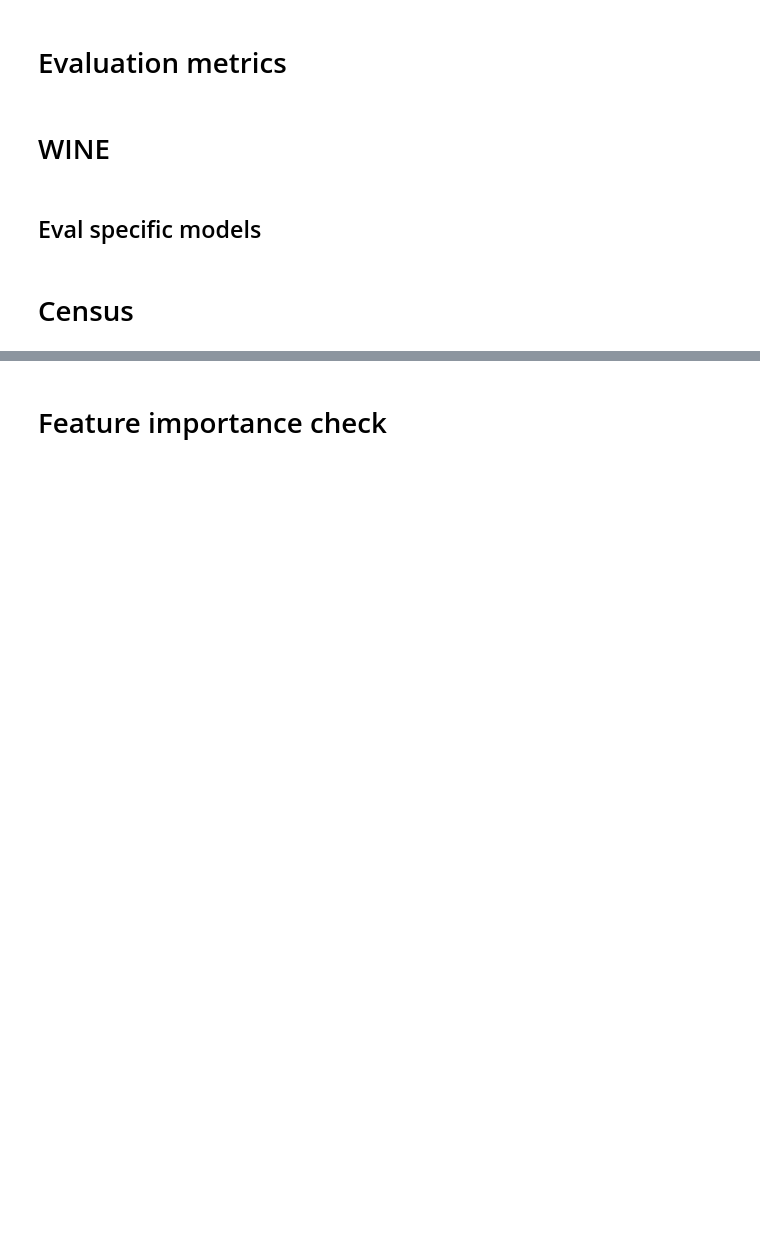
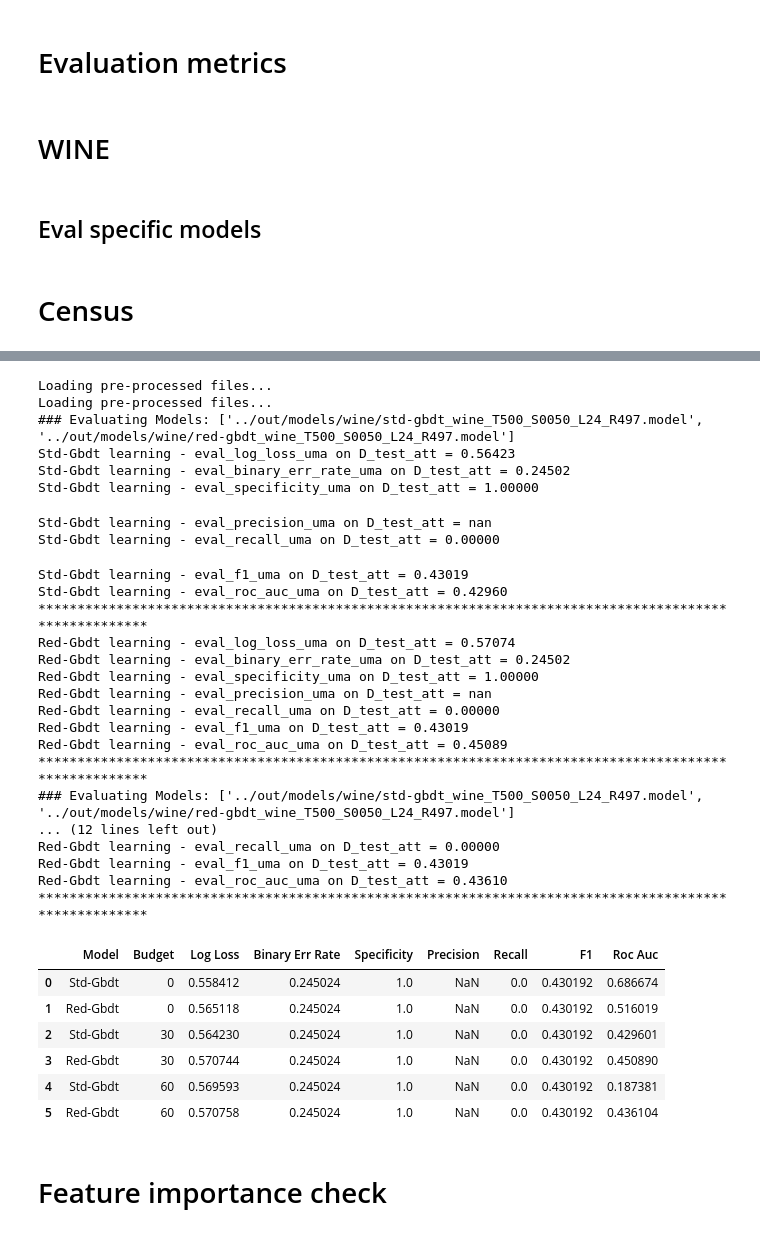
Before and after one commit to gtolomei/treant, a Jupyter notebook: src/Evaluation.ipynb, the cells around one changed output, grey strips where cells are left out. Saved outputs shown, nothing was run; the diff lists cells and outputs as text; code cells hidden in the pictures; blank space fills up the shorter version.

```diff
--- a/src/Evaluation.ipynb
+++ b/src/Evaluation.ipynb
@@ -771,7 +794,32 @@ overall_df
+# %%
+DATASET_NAME="wine"
+TRAINING_BUDGETS= [30, 60]
+
+DATASET_DIR="../data/{}".format(DATASET_NAME)
+ATK_DIR=DATASET_DIR + "/attacks"
+MODELS_DIR="../out/models/{}".format(DATASET_NAME)
+OUTPUT_FILENAME="../out/results/{}".format(DATASET_NAME)
+
+TRAINING_FILENAME=DATASET_DIR + "/" + "train.csv.bz2"
+TRAINING_FILENAME_ATT=ATK_DIR + "/" + "train_B{}.atks.bz2"
+
+VALIDATION_FILENAME=DATASET_DIR + "/" + "valid.csv.bz2"
+VALIDATION_FILENAME_ATT=ATK_DIR + "/" + "valid_B{}.atks.bz2"
+
+TEST_FILENAME=DATASET_DIR + "/" + "test.csv.bz2"
+TEST_FILENAME_ATT=ATK_DIR + "/" + "test_B{}.atks.bz2"
+# %%
+# Final Models
+adv_models = ["../out/models/wine/adv-boosting_wine_B30_T500_S0050_L24_R167.model",
+              "../out/models/wine/adv-boosting_wine_B60_T500_S0050_L24_R203.model"]
+
+gdbt_models = ["../out/models/wine/std-gbdt_wine_T500_S0050_L24_R497.model",
+               "../out/models/wine/red-gbdt_wine_T500_S0050_L24_R497.model"]
+
+test_models = gdbt_models
 # %%
 # Without attacks
 TRAIN, VALID, TEST, _ = load_atk_train_valid_test(TRAINING_FILENAME, VALIDATION_FILENAME, TEST_FILENAME)
 
-eval_std_df = eval_all_models(MODELS_DIR, TEST,
-            ['../out/models/census/robust_census_B30_T50_D8_I20_10.tmp'])
+eval_std_df = eval_all_models(MODELS_DIR, TEST, test_models)
 eval_std_df
@@ -778,3 +848,50 @@ eval_std_df
+# %%
+# With attacks
+att_datasets = load_attacked_datasets(TRAINING_BUDGETS)
+
+eval_att_df = eval_all_models_under_attack(MODELS_DIR, att_datasets, TRAINING_BUDGETS,
+                                           test_models)
+
+overall_df = pd.concat([eval_std_df, eval_att_df],
+                       axis=0,
+                       sort=False)
+overall_df.reset_index(inplace=True, drop=True)
+overall_df.to_csv(OUTPUT_FILENAME + ".csv", sep=",", index=False)
+
+overall_df
+# %% [output]
+Loading pre-processed files...
+Loading pre-processed files...
+### Evaluating Models: ['../out/models/wine/std-gbdt_wine_T500_S0050_L24_R497.model', '../out/models/wine/red-gbdt_wine_T500_S0050_L24_R497.model']
+Std-Gbdt learning - eval_log_loss_uma on D_test_att = 0.56423
+Std-Gbdt learning - eval_binary_err_rate_uma on D_test_att = 0.24502
+Std-Gbdt learning - eval_specificity_uma on D_test_att = 1.00000
+Std-Gbdt learning - eval_precision_uma on D_test_att = nan
+Std-Gbdt learning - eval_recall_uma on D_test_att = 0.00000
+Std-Gbdt learning - eval_f1_uma on D_test_att = 0.43019
+Std-Gbdt learning - eval_roc_auc_uma on D_test_att = 0.42960
+******************************************************************************************************
+Red-Gbdt learning - eval_log_loss_uma on D_test_att = 0.57074
+Red-Gbdt learning - eval_binary_err_rate_uma on D_test_att = 0.24502
+Red-Gbdt learning - eval_specificity_uma on D_test_att = 1.00000
+Red-Gbdt learning - eval_precision_uma on D_test_att = nan
+Red-Gbdt learning - eval_recall_uma on D_test_att = 0.00000
+Red-Gbdt learning - eval_f1_uma on D_test_att = 0.43019
+Red-Gbdt learning - eval_roc_auc_uma on D_test_att = 0.45089
+******************************************************************************************************
+### Evaluating Models: ['../out/models/wine/std-gbdt_wine_T500_S0050_L24_R497.model', '../out/models/wine/red-gbdt_wine_T500_S0050_L24_R497.model']
+... (12 lines left out)
+Red-Gbdt learning - eval_recall_uma on D_test_att = 0.00000
+Red-Gbdt learning - eval_f1_uma on D_test_att = 0.43019
+Red-Gbdt learning - eval_roc_auc_uma on D_test_att = 0.43610
+******************************************************************************************************
+|  | Model | Budget | Log Loss | Binary Err Rate | Specificity | Precision | Recall | F1 | Roc Auc |
+| 0 | Std-Gbdt | 0 | 0.558412 | 0.245024 | 1.0 | NaN | 0.0 | 0.430192 | 0.686674 |
+| 1 | Red-Gbdt | 0 | 0.565118 | 0.245024 | 1.0 | NaN | 0.0 | 0.430192 | 0.516019 |
+| 2 | Std-Gbdt | 30 | 0.564230 | 0.245024 | 1.0 | NaN | 0.0 | 0.430192 | 0.429601 |
+| 3 | Red-Gbdt | 30 | 0.570744 | 0.245024 | 1.0 | NaN | 0.0 | 0.430192 | 0.450890 |
+| 4 | Std-Gbdt | 60 | 0.569593 | 0.245024 | 1.0 | NaN | 0.0 | 0.430192 | 0.187381 |
+| 5 | Red-Gbdt | 60 | 0.570758 | 0.245024 | 1.0 | NaN | 0.0 | 0.430192 | 0.436104 |
 # %% [markdown]
 # Feature importance check
 # %%
```
Also changed, not shown: parts of 6 cells of this notebook, 1 other file.
